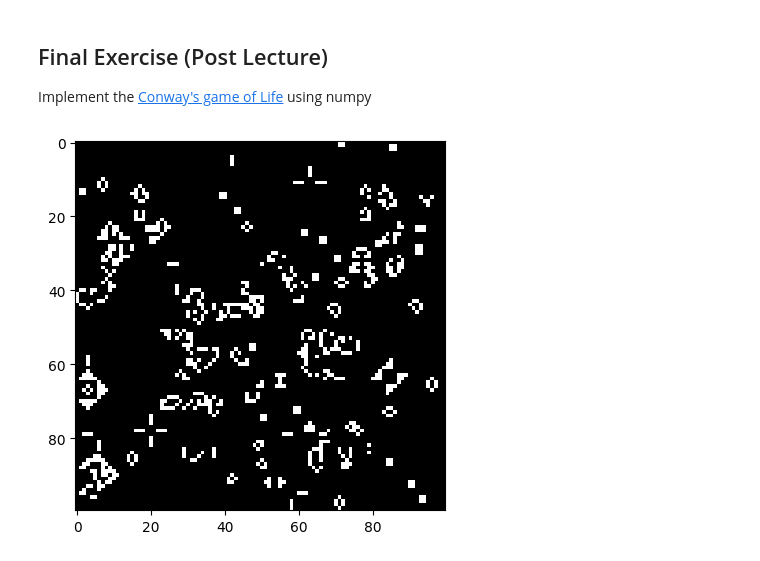
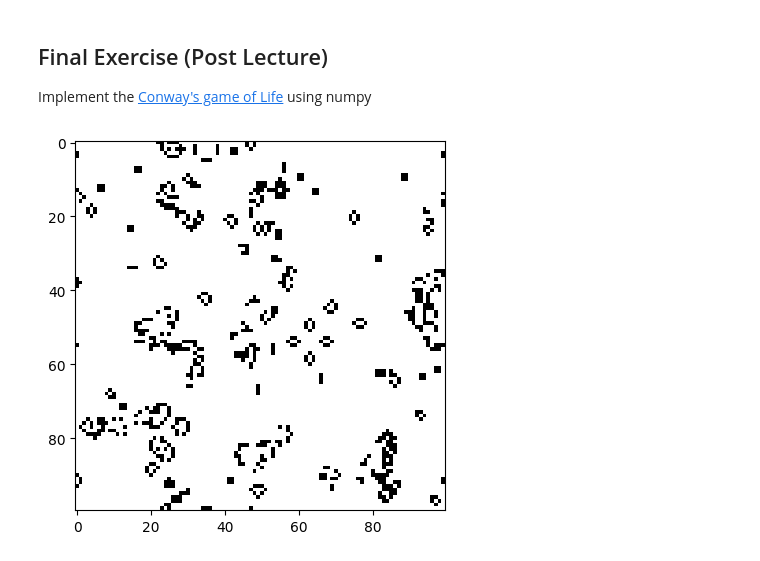
Before and after one commit to C1rtm1n-H/Short-Semester2025, a Jupyter notebook: lab3/part1_numpy/numpy.ipynb, the cells around one changed output. Saved outputs shown, nothing was run; the diff lists cells and outputs as text; code cells hidden in the pictures.

```diff
--- a/lab3/part1_numpy/numpy.ipynb
+++ b/lab3/part1_numpy/numpy.ipynb
@@ -1024,39 +1024,46 @@ Implement the [Conway's game of Life](https://en.wikipedia.org/wiki/Conway%27s_G
 # %%
 import numpy as np
 import matplotlib.pyplot as plt
 from matplotlib.animation import FuncAnimation
 
 #随机生成100*100的01矩阵
 np.random.seed(0)
-a = np.random.randint(0, 2, size=(100, 100))
+a = np.random.choice([0, 1], size=(100, 100), p=[0.8, 0.2])  # 80%死细胞，20%活细胞
 
 #Conway's Game of Life迭代过程
 def ConwayStep(a):
-    #填充边界
-    padded = np.pad(a, 1, mode='constant', constant_values=0)
+    # 使用周期边界条件计算邻居和
+    neighbor_sum = (np.roll(a, 1, axis=0) + np.roll(a, -1, axis=0) +
+                    np.roll(a, 1, axis=1) + np.roll(a, -1, axis=1) +
+                    np.roll(np.roll(a, 1, axis=0), 1, axis=1) +
+                    np.roll(np.roll(a, 1, axis=0), -1, axis=1) +
+                    np.roll(np.roll(a, -1, axis=0), 1, axis=1) +
+                    np.roll(np.roll(a, -1, axis=0), -1, axis=1))
 
-    #计算邻居和
-    neighbor_sum = (padded[:-2, :-2] + padded[:-2, 1:-1] + padded[:-2, 2:] + padded[1:-1, :-2] +
-                    padded[1:-1, 2:] + padded[2:, :-2] + padded[2:, 1:-1] + padded[2:, 2:])
+    # 创建新数组存储下一代
+    new_a = np.zeros_like(a)
 
-    #存活邻居小于2或大于3则死亡
-    a[(neighbor_sum < 2) | (neighbor_sum > 3)] = 0
-    #存活邻居等于3则复活
-    a[neighbor_sum == 3] = 1
+    # 规则：活细胞（a==1）邻居2或3存活，否则死亡
+    # 死细胞（a==0）邻居=3复活
+    new_a[(a == 1) & ((neighbor_sum == 2) | (neighbor_sum == 3))] = 1
+    new_a[(a == 0) & (neighbor_sum == 3)] = 1
+
+    # 更新a
+    a[:] = new_a[:]
 
     return a
 
 # 可视化部分
 fig, ax = plt.subplots()
-im = ax.imshow(a, cmap='gray', vmin=0, vmax=1)  # 0为白色，1为黑色
+im = ax.imshow(a, cmap='gray_r', vmin=0, vmax=1)  # 0为白色，1为黑色
 
 def update(frame):
     ConwayStep(a)
     im.set_data(a)
     return [im]
 
 ani = FuncAnimation(fig, update, frames=100, interval=200, blit=True)
 ani.save('conway_game_of_life.gif', writer='pillow')
 plt.show()
 # %% [output]
-[figure, old version]
+[figure, new version]
```
Also changed, not shown: 1 other file.
